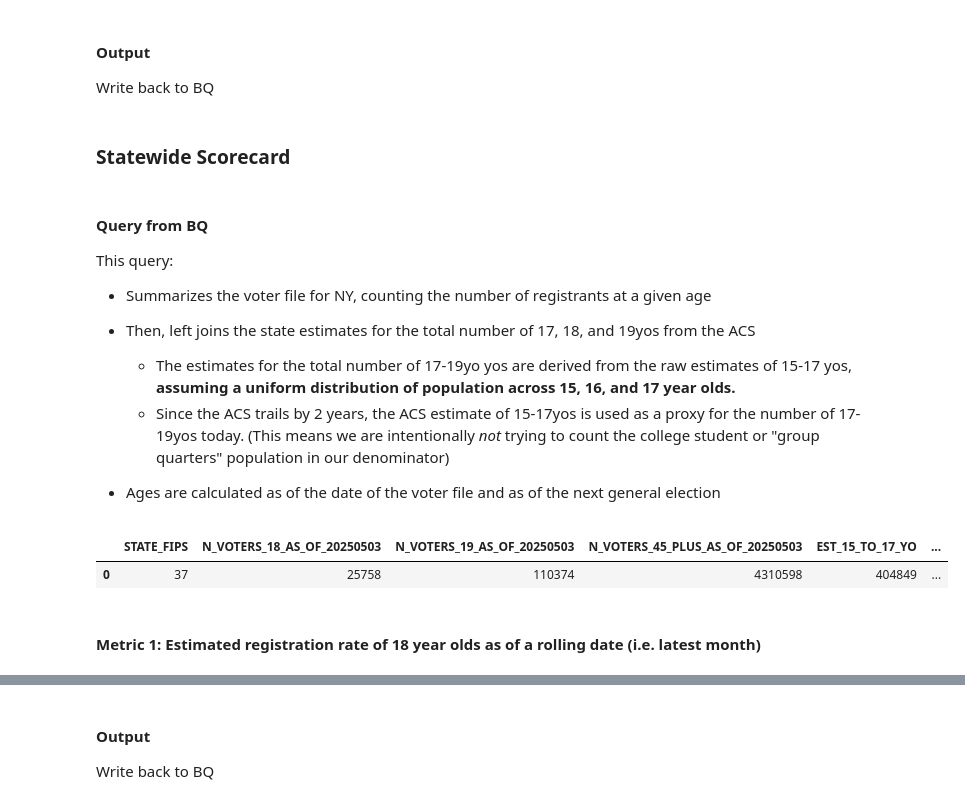
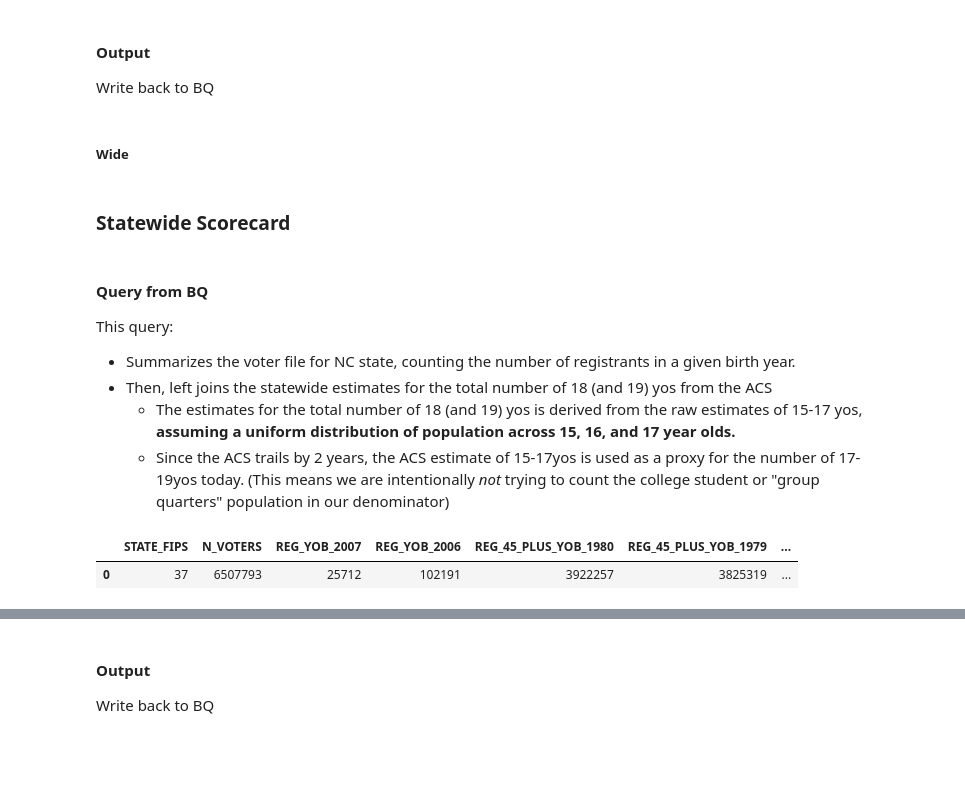
Before and after one commit to CivicsCenter/north-carolina, a Jupyter notebook: nc_scorecard_output_20250503.ipynb, the cells around one changed output, grey strips where cells are left out. Cells and saved outputs as stored; diff of their text form; code cells hidden in the pictures; blank space fills up the shorter version.

Commit message:
fix birthdays

```diff
--- a/nc_scorecard_output_20250503.ipynb
+++ b/nc_scorecard_output_20250503.ipynb
@@ -176,3 +281,5 @@ df_reg_est.sort_values(EST_45_PLUS_YO_THIS_YEAR, ascending=False)
 # %% [markdown]
 #### Output
 Write back to BQ
+# %% [markdown]
+##### Wide
@@ -191,9 +301,7 @@ acs_S0101_table = "S0101_us_states_acs5y_" + acs_year
 # %% [markdown]
 #### Query from BQ
 This query:
-* Summarizes the voter file for NY, counting the number of registrants at a given age
-* Then, left joins the state estimates for the total number of 17, 18, and 19yos from the ACS
-    * The estimates for the total number of 17-19yo yos are derived from the raw estimates of 15-17 yos, **assuming a uniform distribution of population across 15, 16, and 17 year olds.**
+* Summarizes the voter file for NC state, counting the number of registrants in a given birth year.
+* Then, left joins the statewide estimates for the total number of 18 (and 19) yos from the ACS
+    * The estimates for the total number of 18 (and 19) yos is derived from the raw estimates of 15-17 yos, **assuming a uniform distribution of population across 15, 16, and 17 year olds.**
     * Since the ACS trails by 2 years, the ACS estimate of 15-17yos is used as a proxy for the number of 17-19yos today. (This means we are intentionally *not* trying to count the college student or "group quarters" population in our denominator)
-
-* Ages are calculated as of the date of the voter file and as of the next general election
@@ -249,10 +383,8 @@ df = pandas_gbq.read_gbq(sql, project_id=project_id)
 # %%
 # Preview
-df.head()
+df
 # %% [output]
-|  | STATE_FIPS | N_VOTERS_18_AS_OF_20250503 | N_VOTERS_19_AS_OF_20250503 | N_VOTERS_45_PLUS_AS_OF_20250503 | EST_15_TO_17_YO | ... |
-| 0 | 37 | 25758 | 110374 | 4310598 | 404849 | ... |
+|  | STATE_FIPS | N_VOTERS | REG_YOB_2007 | REG_YOB_2006 | REG_45_PLUS_YOB_1980 | REG_45_PLUS_YOB_1979 | ... |
+| 0 | 37 | 6507793 | 25712 | 102191 | 3922257 | 3825319 | ... |
 # %%
 df_reg_est = df.copy()
-# %% [markdown]
-#### Metric 1: Estimated registration rate of 18 year olds as of a rolling date (i.e. latest month)
```
Also changed, not shown: parts of 33 cells of this notebook, 7 other files.
